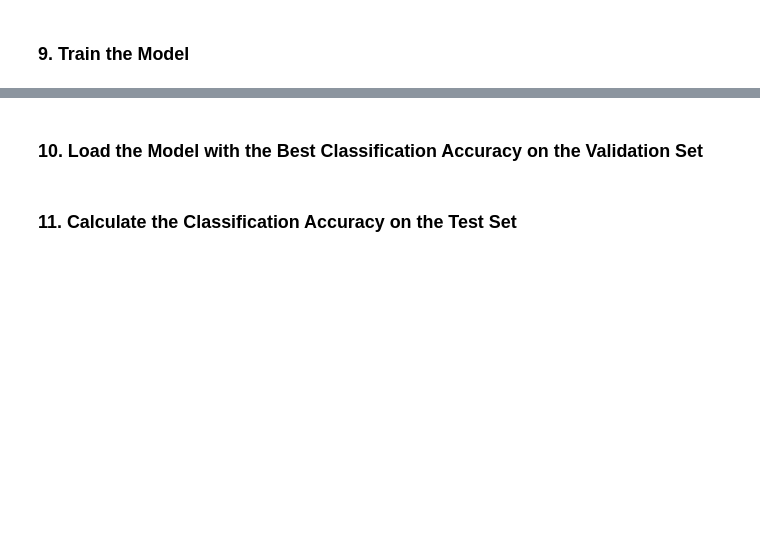
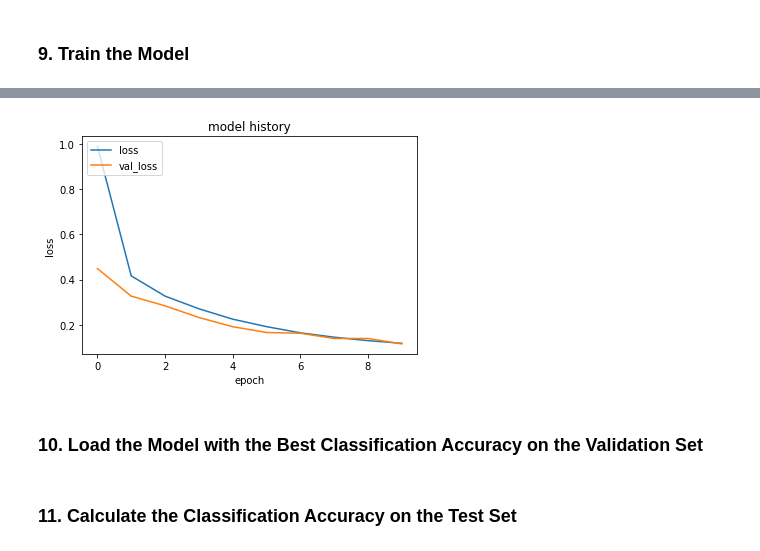
Before and after one commit to llathrop/aind2-cnn, a Jupyter notebook: mnist-mlp/mnist_mlp.ipynb, the cells around one changed output, grey strips where cells are left out. Drawn from its saved outputs; the diff is of its cells as text; code cells hidden in the pictures; blank space fills up the shorter version.

```diff
--- a/mnist-mlp/mnist_mlp.ipynb
+++ b/mnist-mlp/mnist_mlp.ipynb
@@ -164,3 +192,13 @@ Epoch 2/10
+# %%
+plt.plot(hist.history['loss'])
+plt.plot(hist.history['val_loss'])
+plt.title('model history')
+plt.ylabel('loss')
+plt.xlabel('epoch')
+plt.legend(['loss', 'val_loss'], loc='upper left')
+plt.show()
+# %% [output]
+[figure, added]
 # %% [markdown]
 ### 10. Load the Model with the Best Classification Accuracy on the Validation Set
 # %%
```
Also changed, not shown: parts of 8 cells of this notebook, 1 other file.
